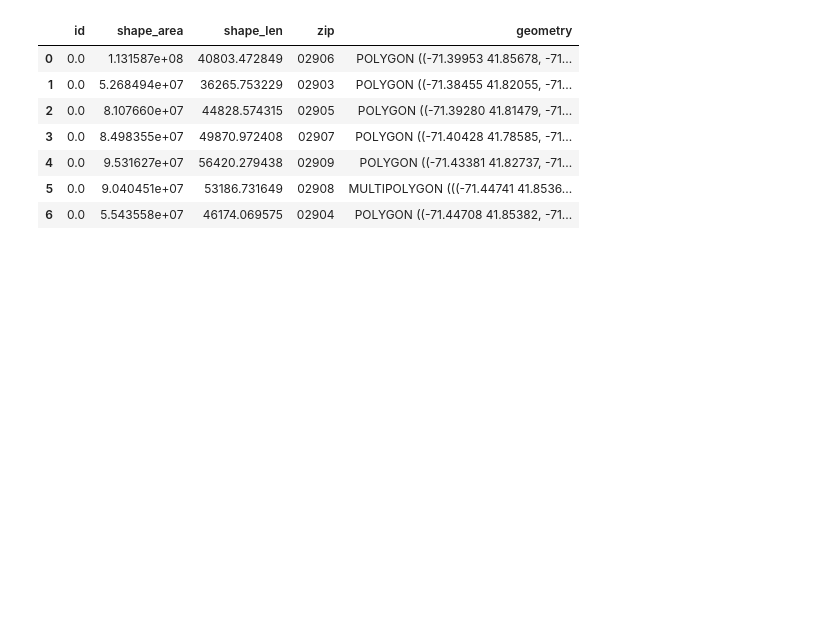
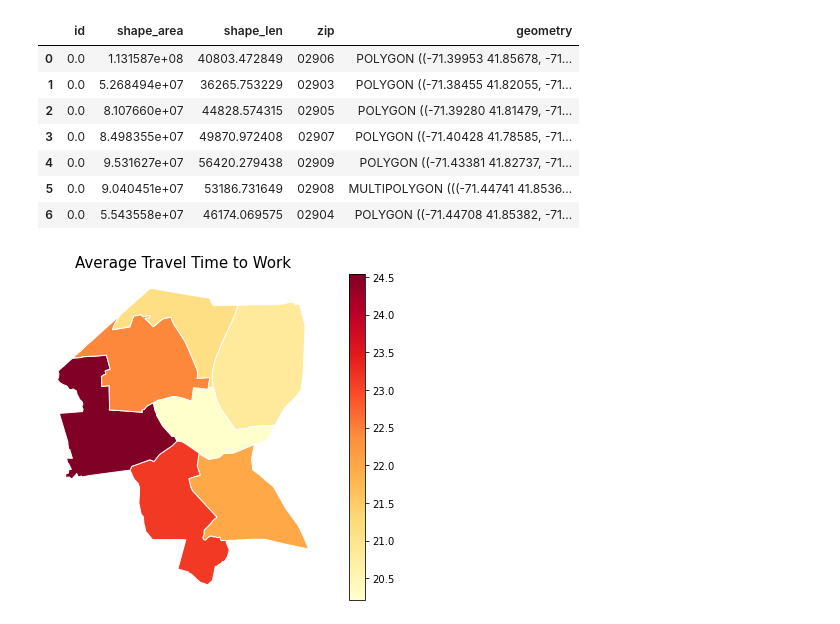
Before and after one commit to hochru557/po524-parking, a Jupyter notebook: census_api.ipynb, the cells around one changed output. Drawn from its saved outputs; the diff is of its cells as text; code cells hidden in the pictures; blank space fills up the shorter version.

```diff
--- a/census_api.ipynb
+++ b/census_api.ipynb
@@ -110,2 +94,19 @@ data_2019[['NAME','zip']] = data_2019.NAME.str.split(' ', expand=True)
+# %%
+
+test1 = zipcodes.merge(data_2015, on="zip")
+fig,ax = plt.subplots(1,figsize=(10,6))
+test1.plot(column='avg_time_agg',legend=True, cmap='YlOrRd',edgecolor='white',ax=ax)
+ax.axis('off')
+ax.set_title('Average Travel Time to Work', fontdict={'fontsize': '15', 'fontweight' : '3'})
+
+# test1['coords'] = test1['geometry'].apply(lambda x: x.representative_point().coords[:])
+# test1['coords'] = [coords[0] for coords in test1['coords']]
+
+# for idx, row in test1.iterrows():
+#     plt.annotate(s=row['zip'], xy=row['coords'],horizontalalignment='center')
+
+fig.savefig('average_time_to_work_2015.png',dpi=300)
+# %% [output]
+[figure, added]
 # %%
 test = zipcodes.merge(data_2019, on="zip")
```
Also changed, not shown: parts of 7 cells of this notebook, 12 other files.
